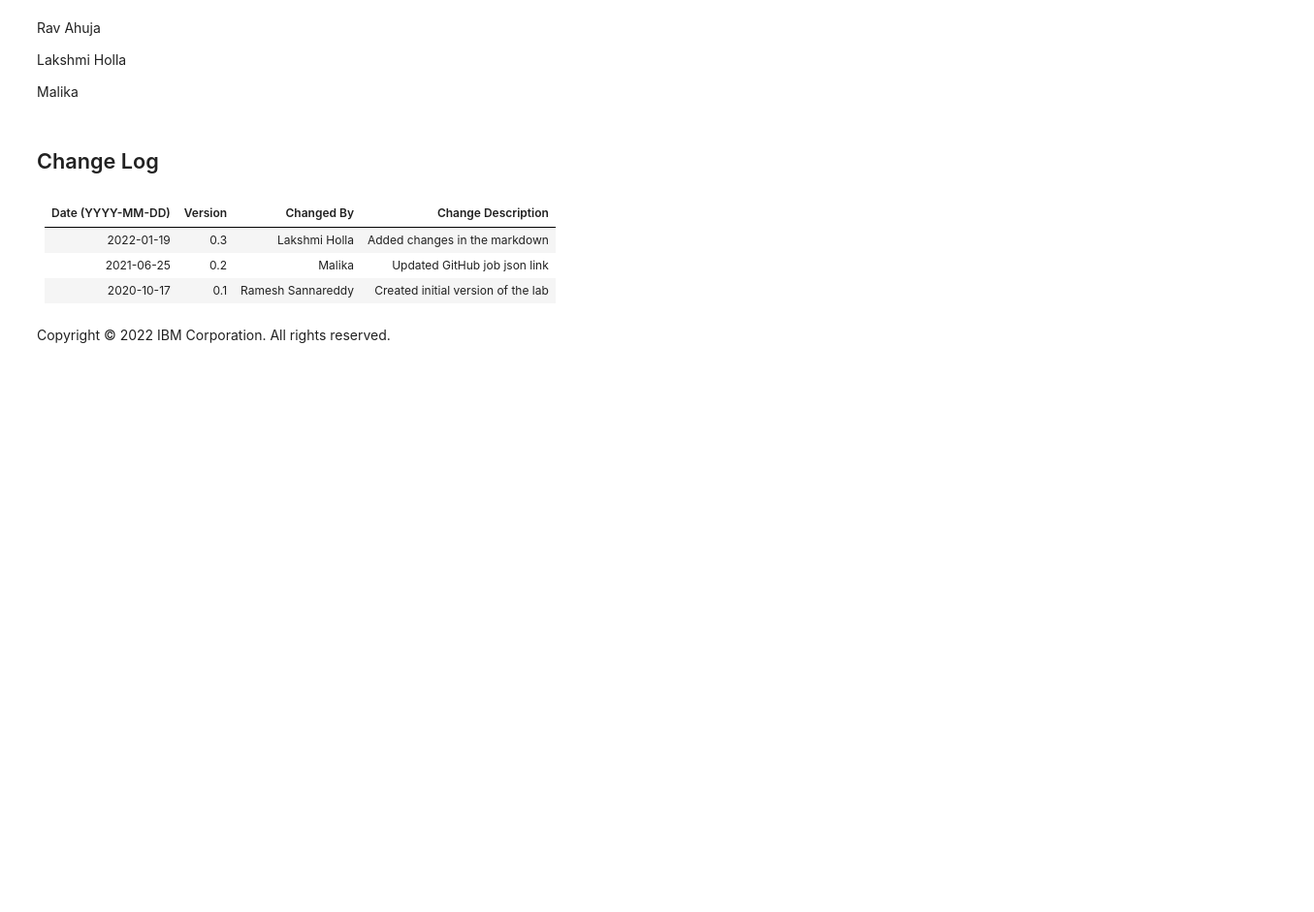
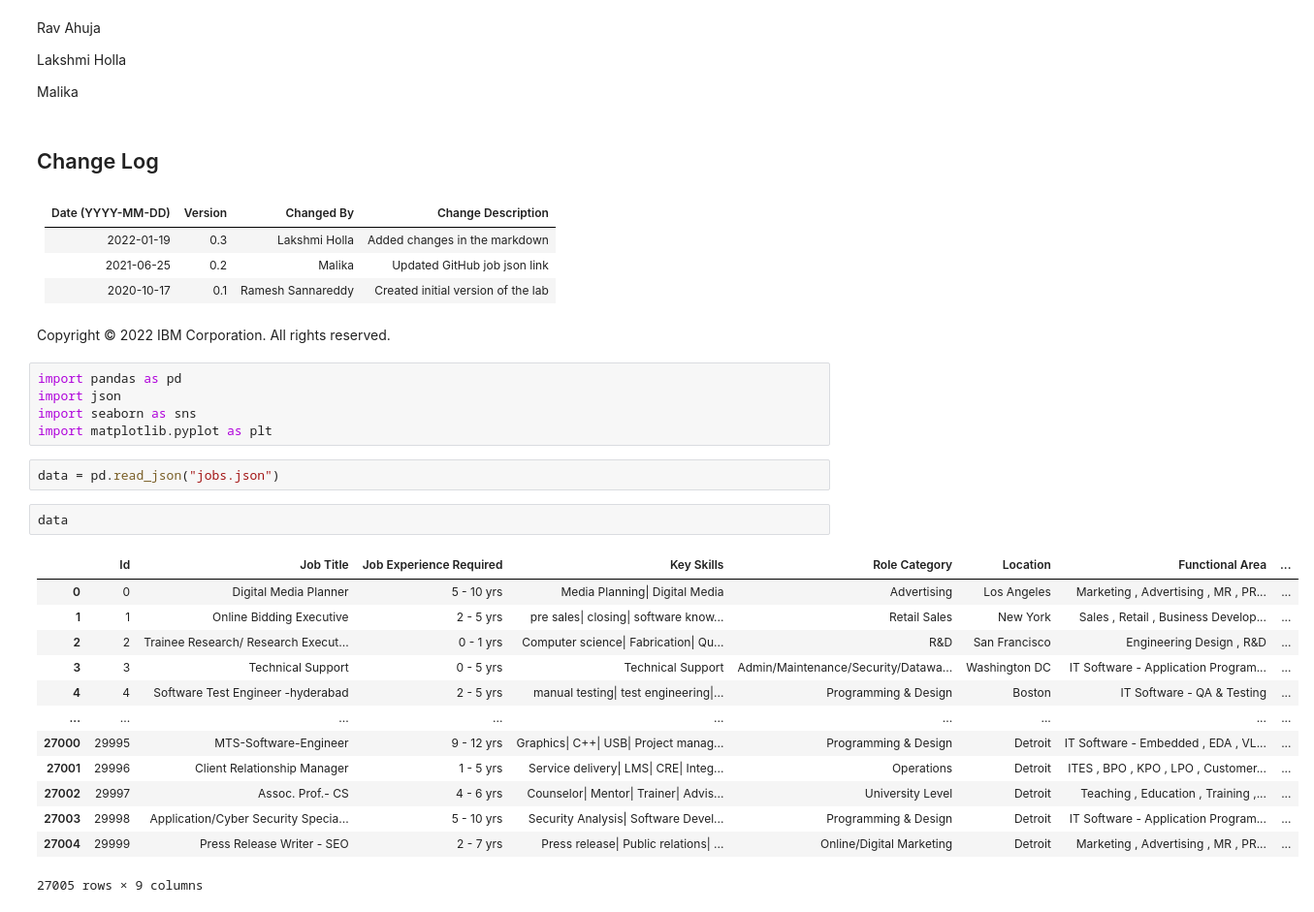
Before and after one commit to Hari31416/Placement, a Jupyter notebook: Other_Stuffs/IBM_Capstone/Collecting_Jobs_data_Using_API-Questions.ipynb, the cells around one changed output. Shown at 97% size. Saved outputs shown, nothing was run; the diff lists cells and outputs as text; blank space fills up the shorter version.

```diff
--- a/Other_Stuffs/IBM_Capstone/Collecting_Jobs_data_Using_API-Questions.ipynb
+++ b/Other_Stuffs/IBM_Capstone/Collecting_Jobs_data_Using_API-Questions.ipynb
@@ -271,3 +266,26 @@ Malika
 | 2020-10-17        | 0.1     | Ramesh Sannareddy | Created initial version of the lab |
 # %% [markdown]
 Copyright © 2022 IBM Corporation. All rights reserved.
+# %%
+import pandas as pd
+import json
+import seaborn as sns
+import matplotlib.pyplot as plt
+# %%
+data = pd.read_json("jobs.json")
+# %%
+data
+# %% [output]
+|  | Id | Job Title | Job Experience Required | Key Skills | Role Category | Location | Functional Area | ... |
+| 0 | 0 | Digital Media Planner | 5 - 10 yrs | Media Planning| Digital Media | Advertising | Los Angeles | Marketing , Advertising , MR , PR... | ... |
+| 1 | 1 | Online Bidding Executive | 2 - 5 yrs | pre sales| closing| software know... | Retail Sales | New York | Sales , Retail , Business Develop... | ... |
+| 2 | 2 | Trainee Research/ Research Execut... | 0 - 1 yrs | Computer science| Fabrication| Qu... | R&D | San Francisco | Engineering Design , R&D | ... |
+| 3 | 3 | Technical Support | 0 - 5 yrs | Technical Support | Admin/Maintenance/Security/Datawa... | Washington DC | IT Software - Application Program... | ... |
+| 4 | 4 | Software Test Engineer -hyderabad | 2 - 5 yrs | manual testing| test engineering|... | Programming & Design | Boston | IT Software - QA & Testing | ... |
+| ... | ... | ... | ... | ... | ... | ... | ... | ... |
+| 27000 | 29995 | MTS-Software-Engineer | 9 - 12 yrs | Graphics| C++| USB| Project manag... | Programming & Design | Detroit | IT Software - Embedded , EDA , VL... | ... |
+| 27001 | 29996 | Client Relationship Manager | 1 - 5 yrs | Service delivery| LMS| CRE| Integ... | Operations | Detroit | ITES , BPO , KPO , LPO , Customer... | ... |
+| 27002 | 29997 | Assoc. Prof.- CS | 4 - 6 yrs | Counselor| Mentor| Trainer| Advis... | University Level | Detroit | Teaching , Education , Training ,... | ... |
+| 27003 | 29998 | Application/Cyber Security Specia... | 5 - 10 yrs | Security Analysis| Software Devel... | Programming & Design | Detroit | IT Software - Application Program... | ... |
+| 27004 | 29999 | Press Release Writer - SEO | 2 - 7 yrs | Press release| Public relations| ... | Online/Digital Marketing | Detroit | Marketing , Advertising , MR , PR... | ... |
+27005 rows × 9 columns
```
Also changed, not shown: parts of 3 cells of this notebook, 10 other files.
